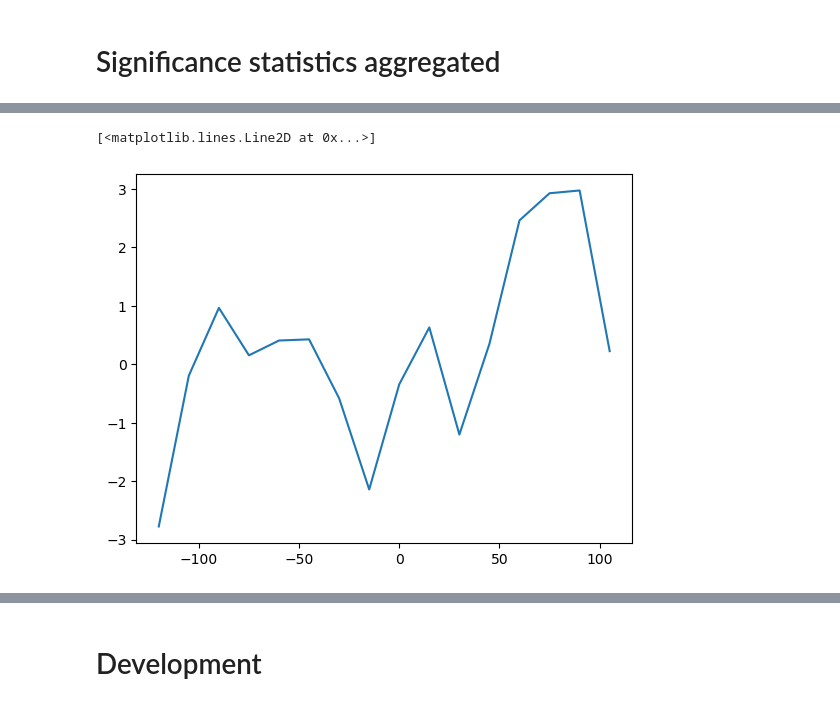
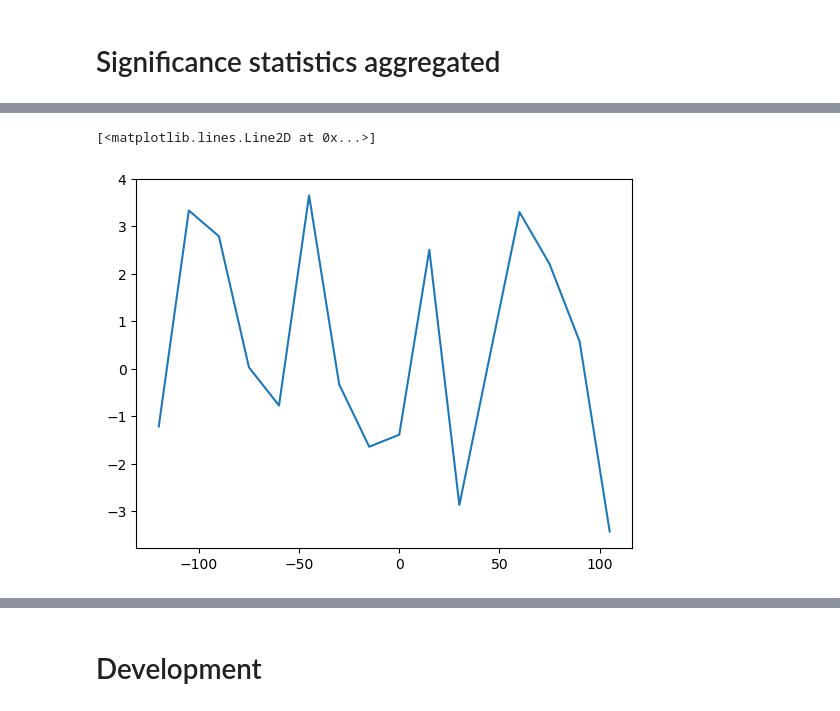
Before and after one commit to DragomirNikolov/MSGI, a Jupyter notebook: plotting/bulk_plots.ipynb, the cells around one changed output, grey strips where cells are left out. Cells and saved outputs as stored; diff of their text form; code cells hidden in the pictures.

```diff
--- a/plotting/bulk_plots.ipynb
+++ b/plotting/bulk_plots.ipynb
@@ -689,6 +713,6 @@ bulk_data_filtered["bulk_reflecticity"] = bulk_data_filtered.apply(lambda row: r
 # %%
-bulk_data_filtered["Z_anomaly"] = bulk_data_filtered.apply(lambda row: row["Z_bulk_means"] - level_mean, axis=1)
+# bulk_data_filtered["Z_anomaly"] = bulk_data_filtered.apply(lambda row: row["Z_bulk_means"] - level_mean, axis=1)
 # %%
-bulk_data_filtered["bulk_anomaly"] = bulk_data_filtered.apply(lambda row: row["Z_anomaly"][int(row["ct_depth"])//120:].mean(), axis=1)
-bulk_data_filtered["integrated_anomaly"] = bulk_data_filtered.apply(lambda row: row["Z_anomaly"][2:].sum(), axis=1)
+# bulk_data_filtered["bulk_anomaly"] = bulk_data_filtered.apply(lambda row: row["Z_anomaly"][int(row["ct_depth"])//120:].mean(), axis=1)
+# bulk_data_filtered["integrated_anomaly"] = bulk_data_filtered.apply(lambda row: row["Z_anomaly"][2:].sum(), axis=1)
 # %%
@@ -2684,7 +2647,7 @@ plt.show()
 # %%
 from scipy.stats import t
 import numpy as np
-
+ind_range = [-4,5]
 inds = np.arange(ind_range[0], ind_range[1])
 y_levels = test_row["bulk_level_offset_top_m"]
 n_levels = len(y_levels)
@@ -2756,10 +2719,10 @@ for j, ind in enumerate(inds):
         n_y_raw = len(y)
 
         # Remove outliers only from y, as requested
-        y = remove_outliers_iqr(y, k=1.5)
-        x = remove_outliers_iqr(x, k=1.5)
-        # y = remove_outliers_trim(y, skip=2)
-        # x = remove_outliers_trim(x, skip=2)
+        # y = remove_outliers_iqr(y, k=1.5)
+        # x = remove_outliers_iqr(x, k=1.5)
+        y = remove_outliers_trim(y, skip=2)
+        x = remove_outliers_trim(x, skip=2)
 
         if len(x) < 2 or len(y) < 2:
             continue
@@ -3327,8 +3289,8 @@ plt.plot(inds*15,n_meas)
 # %%
-plt.plot(inds[:-1]*15,dev_vs_others_map[1,:-1]+dev_vs_others_map[1,1:])
+plt.plot(inds[:-1]*15,dev_vs_others_map[1,:-1]+dev_vs_others_map[2,1:])
 # %% [output]
 [<matplotlib.lines.Line2D at 0x...>]
-[figure, old version]
+[figure, new version]
 # %%
 plt.imshow(dev_vs_others_map)
 # %% [output]
```
Also changed, not shown: parts of 49 cells of this notebook, 4 other files.
